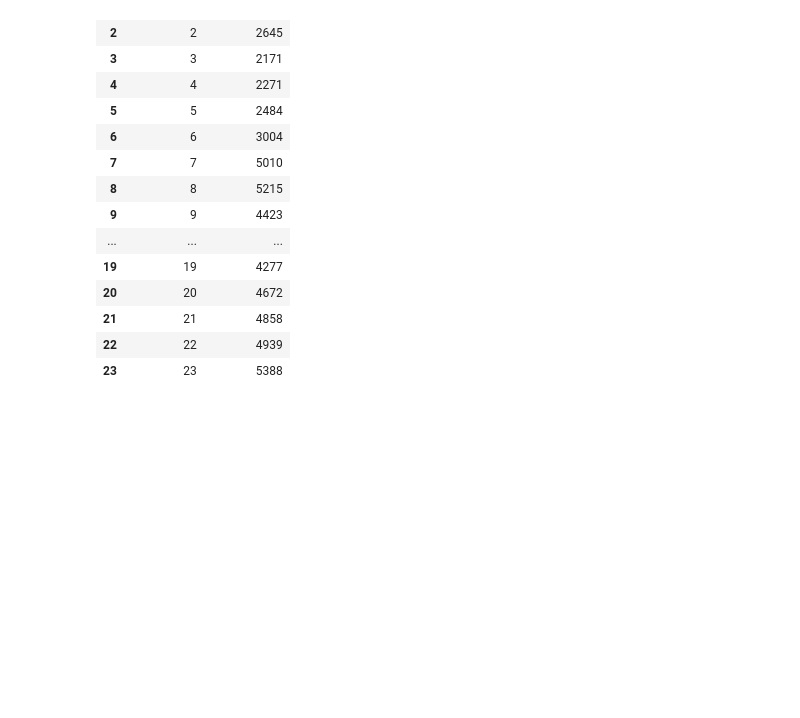
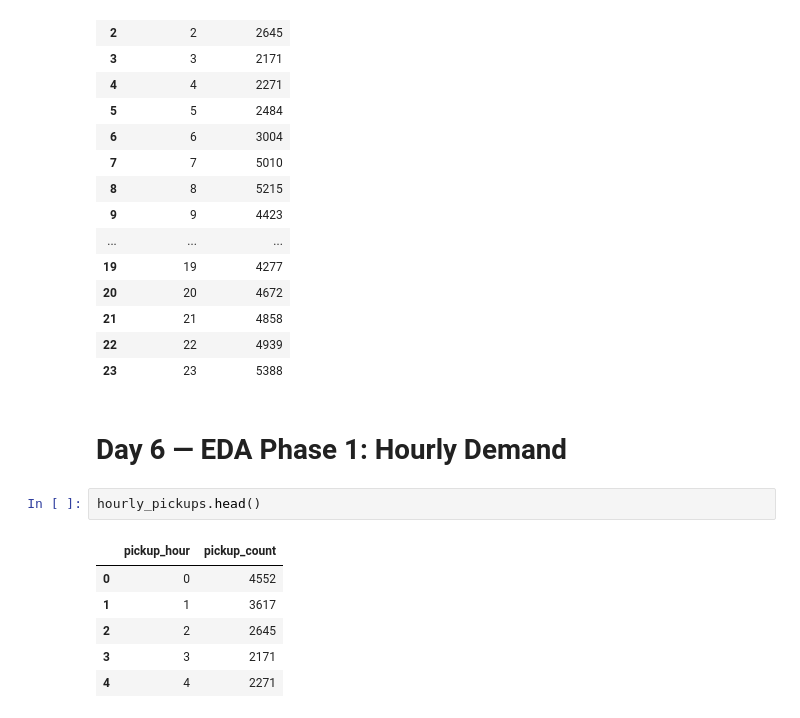
Before and after one commit to abhishekmahto01/DS-365, a Jupyter notebook: Urban_Mobility_Analytics/notebooks/01_exploratory_data_analysis.ipynb, the cells around one changed output. Saved outputs shown, nothing was run; the diff lists cells and outputs as text; blank space fills up the shorter version.

```diff
--- a/Urban_Mobility_Analytics/notebooks/01_exploratory_data_analysis.ipynb
+++ b/Urban_Mobility_Analytics/notebooks/01_exploratory_data_analysis.ipynb
@@ -345,3 +363,14 @@ display(hourly_pickups)
 | 21 | 21 | 4858 |
 | 22 | 22 | 4939 |
 | 23 | 23 | 5388 |
+# %% [markdown]
+# Day 6 — EDA Phase 1: Hourly Demand
+# %%
+hourly_pickups.head()
+# %% [output]
+|  | pickup_hour | pickup_count |
+| 0 | 0 | 4552 |
+| 1 | 1 | 3617 |
+| 2 | 2 | 2645 |
+| 3 | 3 | 2171 |
+| 4 | 4 | 2271 |
```
Also changed, not shown: parts of 2 cells of this notebook.
